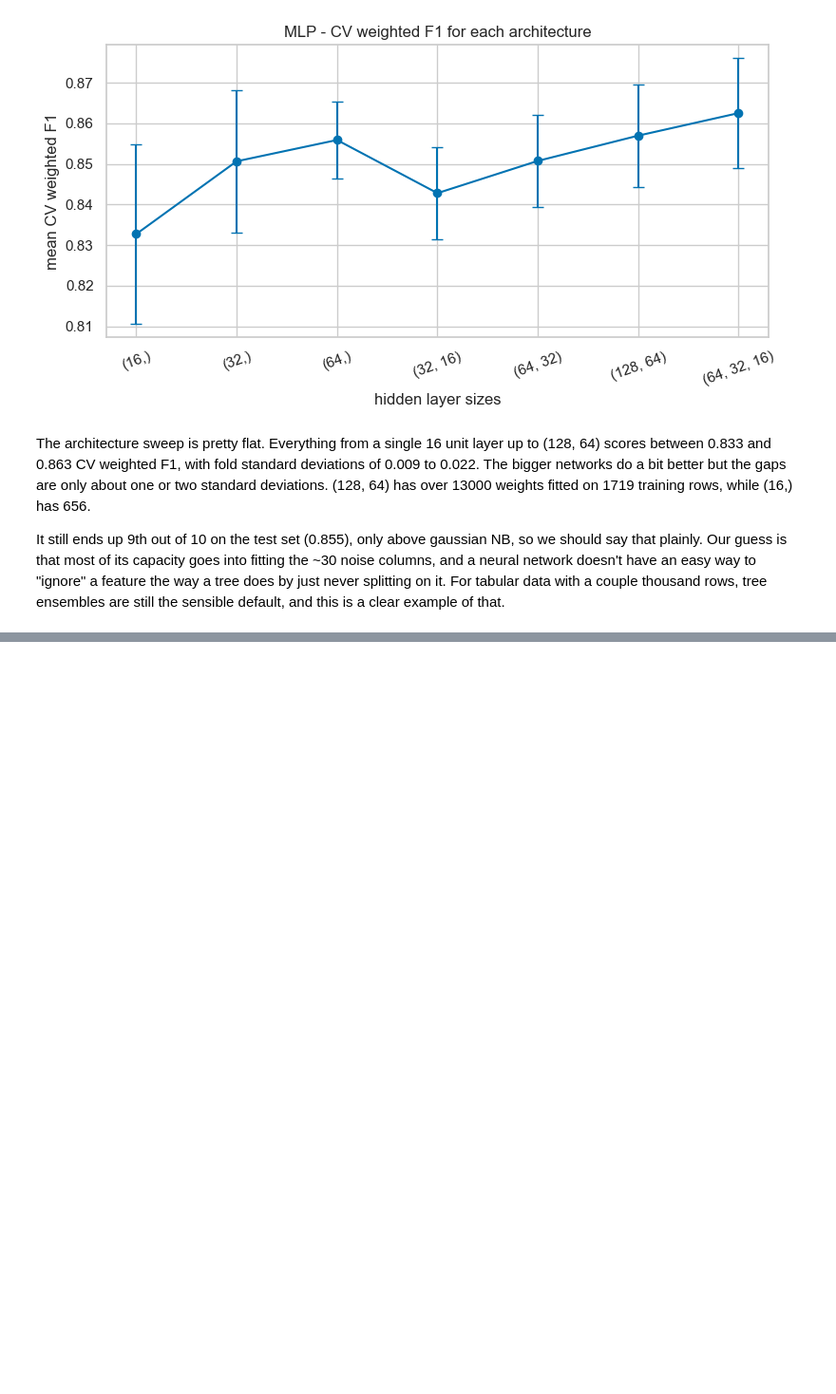
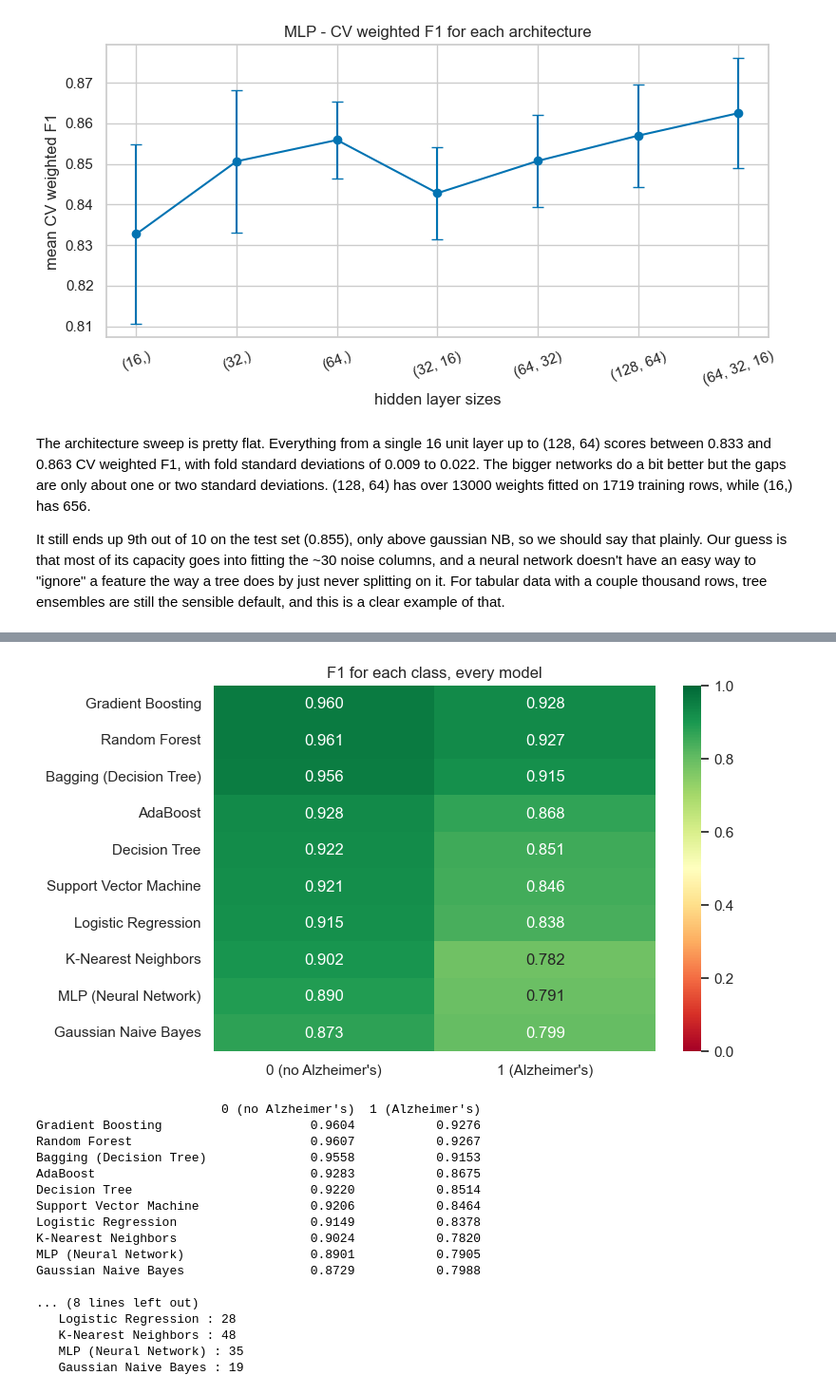
Before and after one commit to Key-to-Code/MLCaseStudy, a Jupyter notebook: classification.ipynb, the cells around one changed output, grey strips where cells are left out. Shown at 95% size. Saved outputs shown, nothing was run; the diff lists cells and outputs as text; code cells hidden in the pictures; blank space fills up the shorter version.

```diff
--- a/classification.ipynb
+++ b/classification.ipynb
@@ -1231,0 +1260,4 @@ It still ends up 9th out of 10 on the test set (0.855), only above gaussian NB,
+# %%
+print("settings used for each model:")
+for name in comparison.index:
+    print(name, "->", results[name]["Notes"])
@@ -1231,0 +1291,40 @@ It still ends up 9th out of 10 on the test set (0.855), only above gaussian NB,
+# %%
+# F1 for each class separately - this is what the weighted average hides
+per_class = {}
+for name in comparison.index:
+    per_class[name] = f1_score(y_test, fitted_models[name]["y_pred"], labels=CLASS_LABELS, average=None, zero_division=0)
+per_class_df = pd.DataFrame(per_class, index=["0 (no Alzheimer's)", "1 (Alzheimer's)"]).T
+
+plt.figure(figsize=(7.5, 5))
+sns.heatmap(per_class_df, annot=True, fmt=".3f", cmap="RdYlGn", vmin=0, vmax=1)
+plt.title("F1 for each class, every model")
+plt.show()
+
+print(per_class_df.round(4))
+
+# the error that matters most here is a missed diagnosis (true 1, predicted 0)
+print()
+print("alzheimer's patients in the test set:", (y_test == 1).sum())
+print("missed alzheimer's cases (false negatives) per model:")
+for name in comparison.index:
+    missed = ((y_test.values == 1) & (fitted_models[name]["y_pred"] == 0)).sum()
+    print("  ", name, ":", missed)
+# %% [output]
+[figure, added]
+                         0 (no Alzheimer's)  1 (Alzheimer's)
+Gradient Boosting                    0.9604           0.9276
+Random Forest                        0.9607           0.9267
+Bagging (Decision Tree)              0.9558           0.9153
+AdaBoost                             0.9283           0.8675
+Decision Tree                        0.9220           0.8514
+Support Vector Machine               0.9206           0.8464
+Logistic Regression                  0.9149           0.8378
+K-Nearest Neighbors                  0.9024           0.7820
+MLP (Neural Network)                 0.8901           0.7905
+Gaussian Naive Bayes                 0.8729           0.7988
+
+... (8 lines left out)
+   Logistic Regression : 28
+   K-Nearest Neighbors : 48
+   MLP (Neural Network) : 35
+   Gaussian Naive Bayes : 19
```
Also changed, not shown: parts of 32 cells of this notebook.
